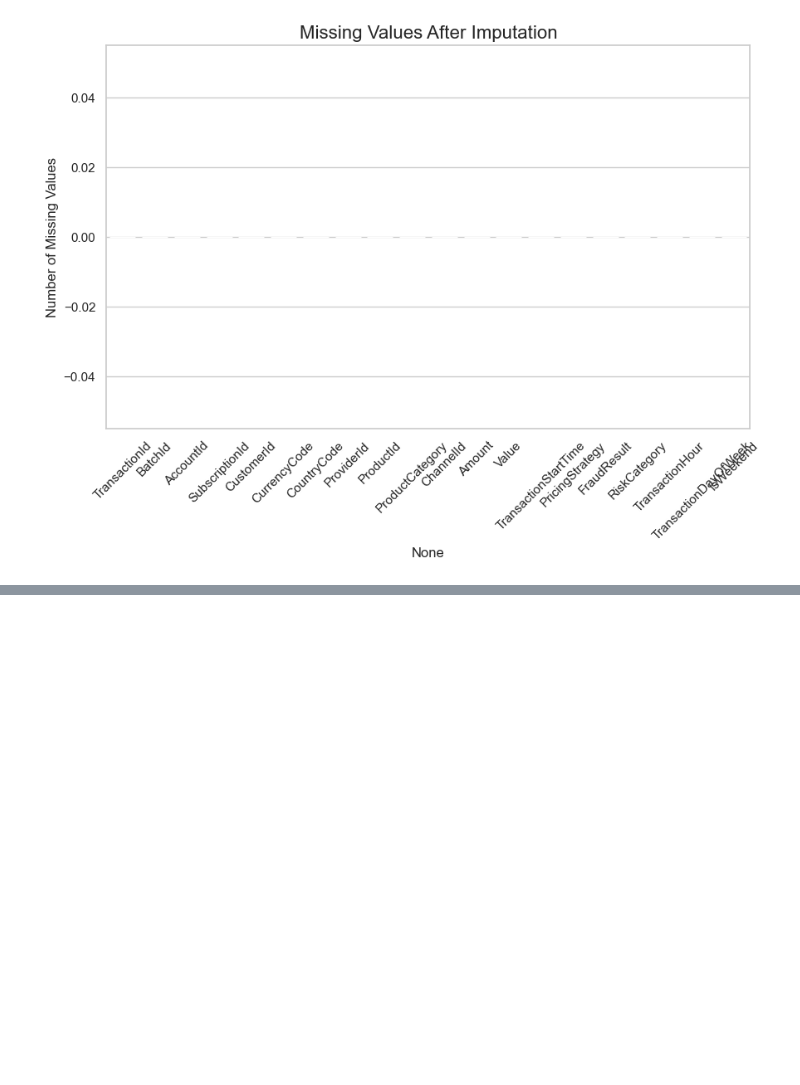
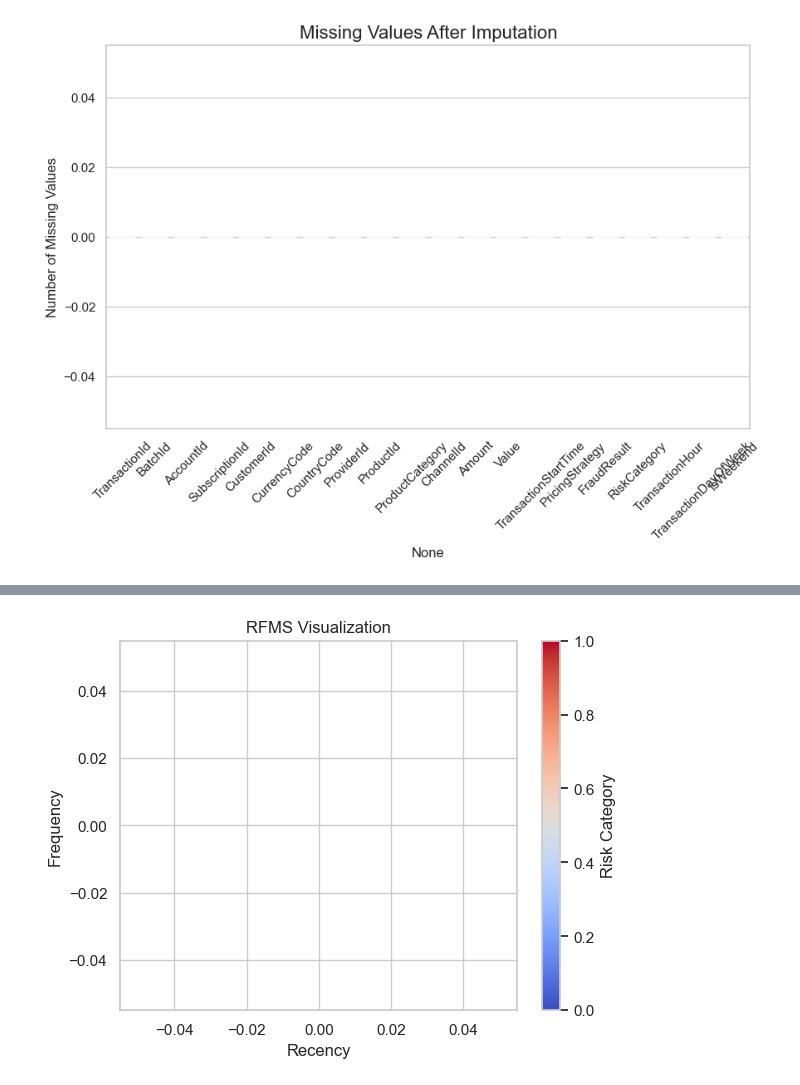
Before and after one commit to hasankere/W6Project, a Jupyter notebook: notebooks/BatBank.ipynb, the cells around one changed output, grey strips where cells are left out. Drawn from its saved outputs; the diff is of its cells as text; code cells hidden in the pictures; blank space fills up the shorter version.

```diff
--- a/notebooks/BatBank.ipynb
+++ b/notebooks/BatBank.ipynb
@@ -553,0 +762,9 @@ Passing `palette` without assigning `hue` is deprecated and will be removed in v
+# %%
+from sklearn.preprocessing import MinMaxScaler
+
+# Normalize numerical features
+scaler = MinMaxScaler()
+data[numerical_features] = scaler.fit_transform(data[numerical_features])
+
+print("Numerical features normalized:")
+print(data[numerical_features].head())
@@ -553,0 +786,9 @@ Passing `palette` without assigning `hue` is deprecated and will be removed in v
+# %%
+from sklearn.preprocessing import StandardScaler
+
+# Standardize numerical features
+scaler = StandardScaler()
+data[numerical_features] = scaler.fit_transform(data[numerical_features])
+
+print("Numerical features standardized:")
+print(data[numerical_features].head())
@@ -553,0 +978,65 @@ Passing `palette` without assigning `hue` is deprecated and will be removed in v
+# %%
+import pandas as pd
+import matplotlib.pyplot as plt
+
+# Step 1: Inspect the relevant columns before combining
+print("First few rows of relevant columns (TransactionYear, TransactionMonth, TransactionDay):")
+print(data[['TransactionYear', 'TransactionMonth', 'TransactionDay']].head())
+
+# Check the shape of the DataFrame and make sure the columns have data
+print(f"Shape of data (before any filtering): {data.shape}")
+print(f"Missing values in date columns: \n{data[['TransactionYear', 'TransactionMonth', 'TransactionDay']].isnull().sum()}")
+
+# Step 2: Combine the columns into a date format (check if there's any issue in this process)
+date_combinations = data[['TransactionYear', 'TransactionMonth', 'TransactionDay']].astype(str).agg('-'.join, axis=1)
+
+# Step 3: Check the type and shape of date_combinations before applying any further operation
+print(f"Type of date_combinations: {type(date_combinations)}")
+print(f"Shape of date_combinations: {date_combinations.shape}")
+print(f"First few date combinations: {date_combinations.head()}")
+
+# Step 4: Ensure date_combinations is a Series (convert if necessary)
+if isinstance(date_combinations, pd.DataFrame):
+    print("date_combinations is still a DataFrame. Attempting to convert it to a Series.")
+    date_combinations = date_combinations.iloc[:, 0]  # Extract the first column
+
+# Step 5: Ensure all date combinations are in a valid format
+invalid_dates = date_combinations[~date_combinations.str.match(r'^\d{4}-\d{1,2}-\d{1,2}$')]
+print(f"Invalid date combinations found: {invalid_dates}")
+
+# Step 6: Filter out rows with invalid date combinations (if any)
+data = data[date_combinations.str.match(r'^\d{4}-\d{1,2}-\d{1,2}$')]
+
+# Step 7: Check the data again after filtering
+print(f"Remaining data after filtering invalid dates: {data.shape[0]} rows")
+
+# Step 8: Try constructing the 'TransactionDate' column again
+data['TransactionDate'] = pd.to_datetime(date_combinations)
+
+# Step 9: Apply the RFMS calculation
+def calculate_rfms(data):
+    # Recency: Days since last transaction (max date in data)
+    data['Recency'] = (data['TransactionDate'].max() - data['TransactionDate']).dt.days
+
+    # Frequency: Number of transactions per user
+    data['Frequency'] = data.groupby('CustomerId')['TransactionId'].transform('count')
+
+    # Monetary: Total amount spent by the customer
+    data['Monetary'] = data.groupby('CustomerId')['Amount'].transform('sum')
+
+    # Size: Average transaction size
+    data['Size'] = data.groupby('CustomerId')['Amount'].transform('mean')
+
+    return data
+
+# Apply RFMS calculation
+data = calculate_rfms(data)
+
+# Step 10: Visualize users' scores in the RFMS space (e.g., Recency vs Frequency)
+plt.scatter(data['Recency'], data['Frequency'], c=data['RiskCategory'], cmap='coolwarm')
+plt.xlabel('Recency')
+plt.ylabel('Frequency')
+plt.title('RFMS Visualization')
+plt.colorbar(label='Risk Category')
+plt.show()
+# %% [output]
@@ -553,0 +1061 @@ Passing `palette` without assigning `hue` is deprecated and will be removed in v
+[figure, added]
```
Also changed, not shown: parts of 43 cells of this notebook.
